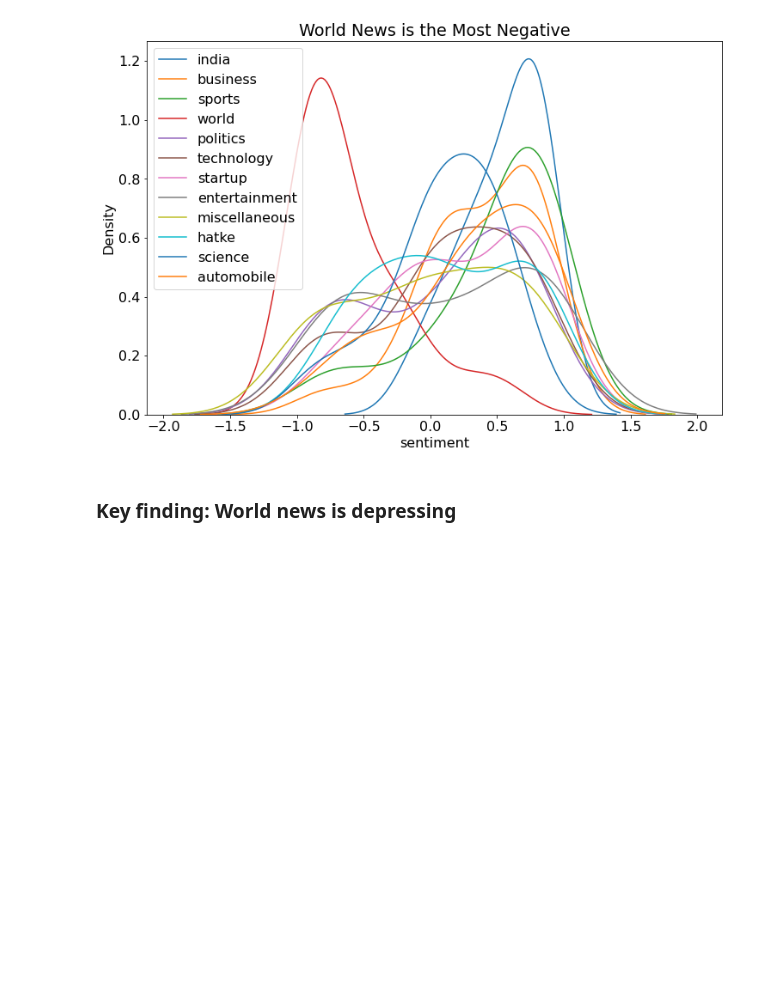
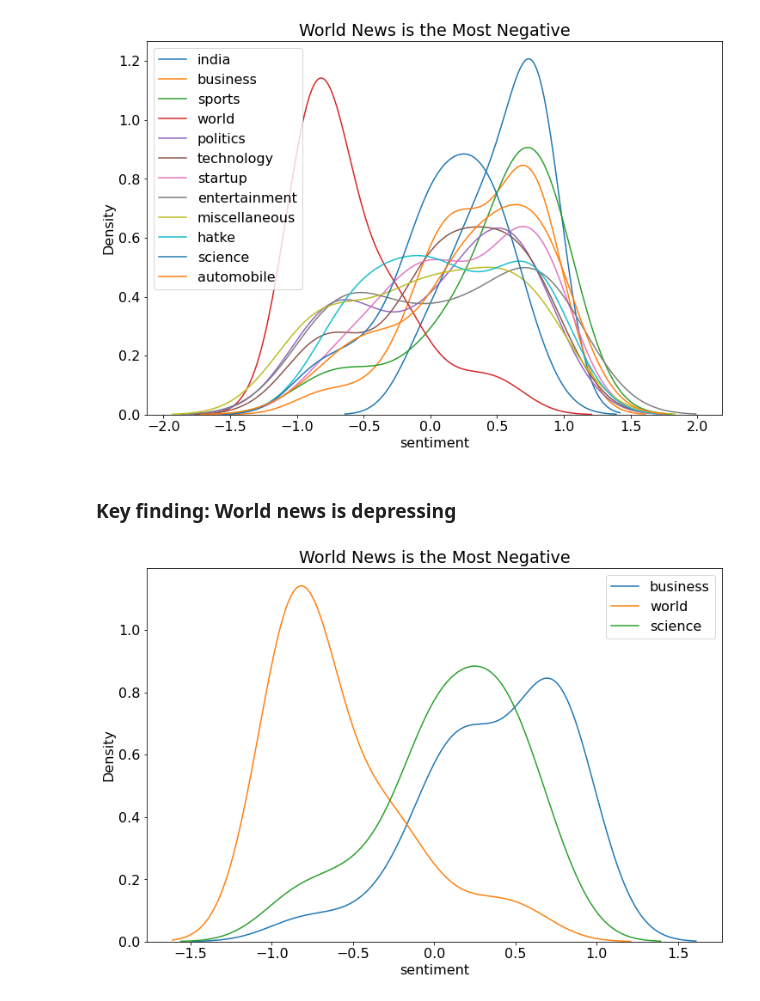
Before and after one commit to morgancross2/natural-language-processing-exercises, a Jupyter notebook: explore_exercises.ipynb, the cells around one changed output. Drawn from its saved outputs; the diff is of its cells as text; code cells hidden in the pictures; blank space fills up the shorter version.

```diff
--- a/explore_exercises.ipynb
+++ b/explore_exercises.ipynb
@@ -248,3 +248,13 @@ plt.show()
 [figure]
 # %% [markdown]
 ### Key finding: World news is depressing
+# %%
+plt.figure(figsize=(12,8))
+for col in ['business', 'world', 'science']:
+    sns.kdeplot(news_clean[news_clean.category == col].sentiment, label = col)
+
+plt.legend(['business', 'world', 'science'])
+plt.title('World News is the Most Negative')
+plt.show()
+# %% [output]
+[figure, added]
```
